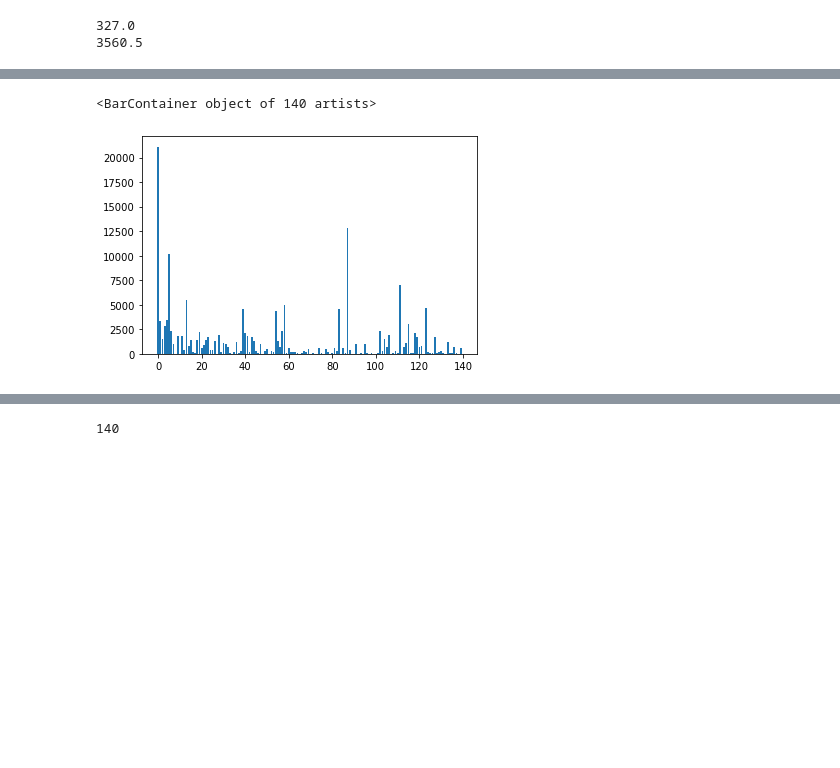
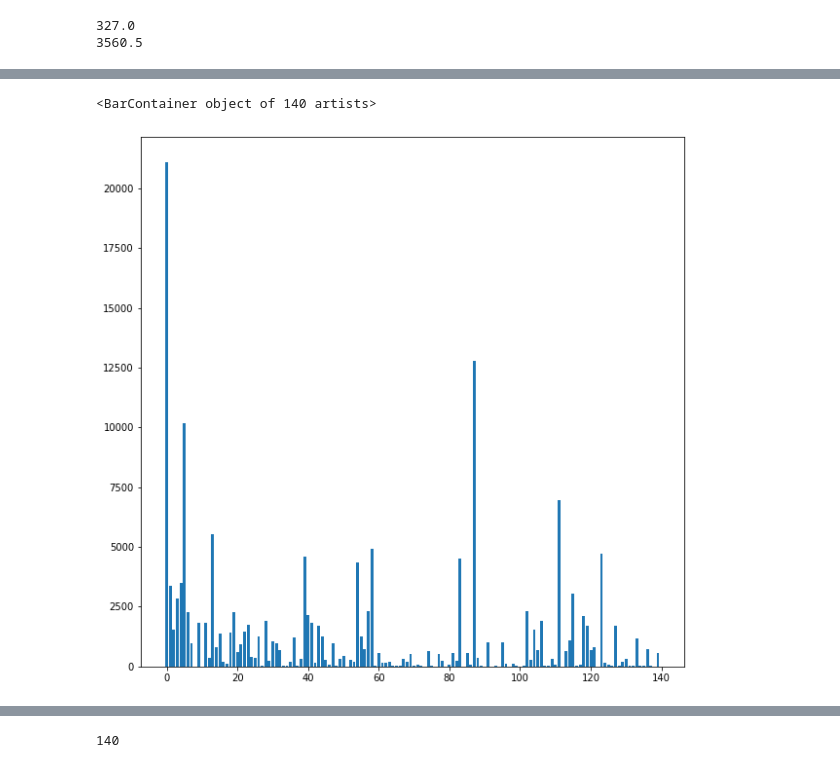
Before and after one commit to LucasMantle/Dissertation, a Jupyter notebook: CollectedDataStatistics.ipynb, the cells around one changed output, grey strips where cells are left out. Drawn from its saved outputs; the diff is of its cells as text; code cells hidden in the pictures; blank space fills up the shorter version.

```diff
--- a/CollectedDataStatistics.ipynb
+++ b/CollectedDataStatistics.ipynb
@@ -75,8 +92,9 @@ import matplotlib.pyplot as plt
 # %%
+plt.figure(figsize = (10,10))
 plt.bar(range(len(values_test)), values_test)
 # %% [output]
 <BarContainer object of 140 artists>
-[figure, old version]
+[figure, new version]
 # %%
 plt.bar(range(len(values_prior)), values_test)
 # %% [output]
```
Also changed, not shown: parts of 2 cells of this notebook, 4 other files.
